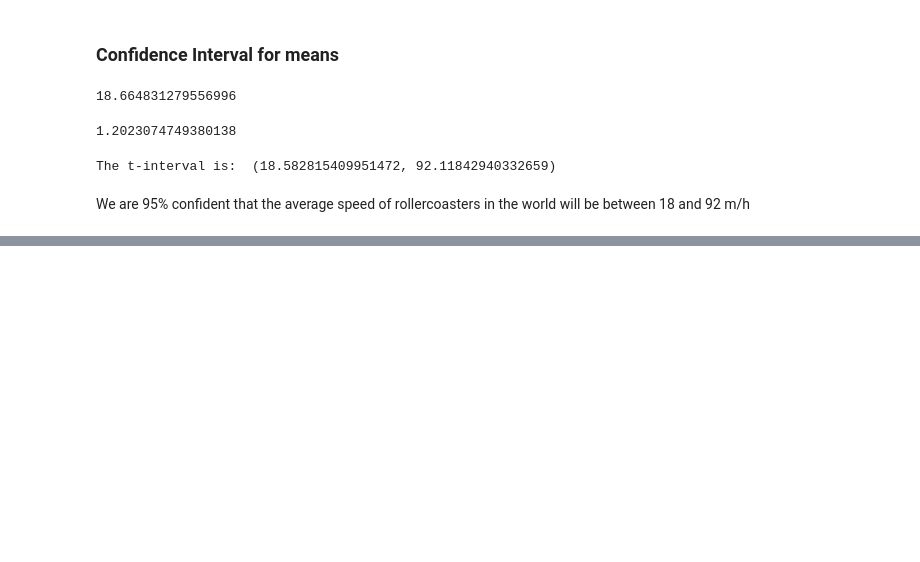
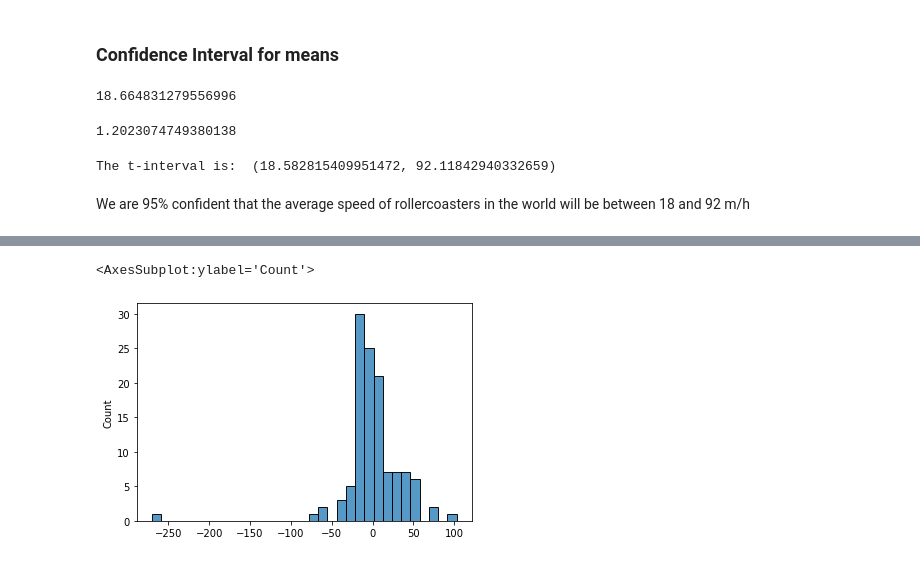
Before and after one commit to vnguyen24/SURF2022, a Jupyter notebook: Session4/Michelle_prep.ipynb, the cells around one changed output, grey strips where cells are left out. Cells and saved outputs as stored; diff of their text form; code cells hidden in the pictures; blank space fills up the shorter version.

```diff
--- a/Session4/Michelle_prep.ipynb
+++ b/Session4/Michelle_prep.ipynb
@@ -176,0 +118,4 @@ We are 95% confident that the average speed of rollercoasters in the world will
+# %%
+model = sma.OLS(y, x, missing = "drop")
+model_result = model.fit()
+model_result.summary()
@@ -176,0 +142,5 @@ We are 95% confident that the average speed of rollercoasters in the world will
+# %%
+sns.histplot(model_result.resid)
+# %% [output]
+<AxesSubplot:ylabel='Count'>
+[figure, added]
```
Also changed, not shown: parts of 39 cells of this notebook.
